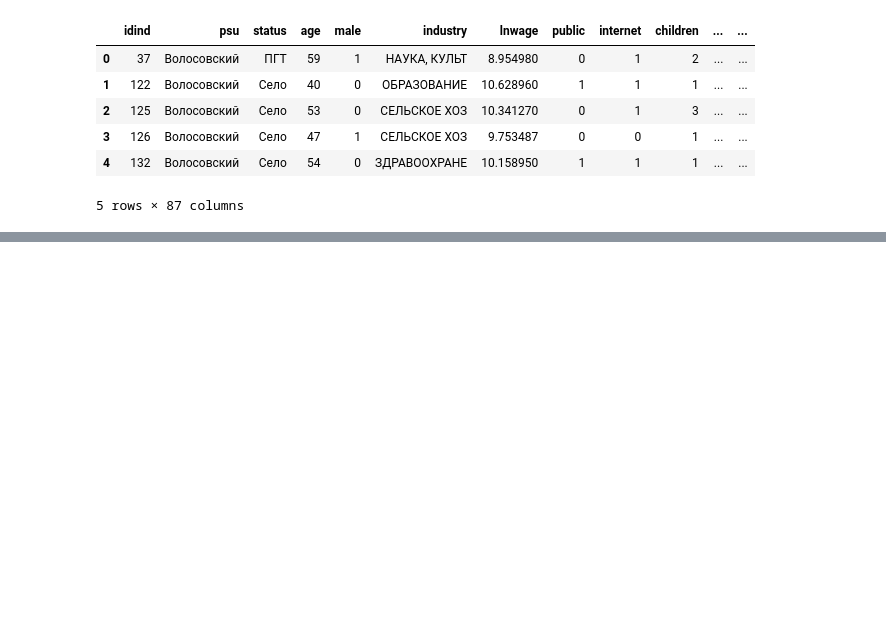
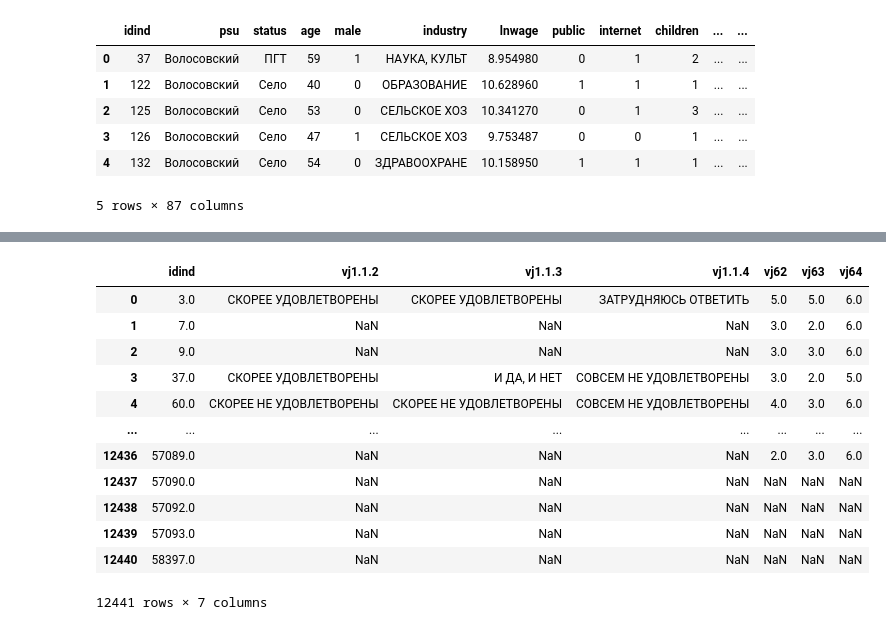
Before and after one commit to Selling-Pandas/dano-hackathon-innopolis-2024, a Jupyter notebook: Polina/main.ipynb, the cells around one changed output, grey strips where cells are left out. Saved outputs shown, nothing was run; the diff lists cells and outputs as text; code cells hidden in the pictures; blank space fills up the shorter version.

```diff
--- a/Polina/main.ipynb
+++ b/Polina/main.ipynb
@@ -33,0 +47,18 @@ renamed_variables = {
+# %%
+df_full = pd.read_spss('../full_dataset_2017.sav')
+df_full = df_full[cols_to_add]
+df_full
+# %% [output]
+|  | idind | vj1.1.2 | vj1.1.3 | vj1.1.4 | vj62 | vj63 | vj64 |
+| 0 | 3.0 | СКОРЕЕ УДОВЛЕТВОРЕНЫ | СКОРЕЕ УДОВЛЕТВОРЕНЫ | ЗАТРУДНЯЮСЬ ОТВЕТИТЬ | 5.0 | 5.0 | 6.0 |
+| 1 | 7.0 | NaN | NaN | NaN | 3.0 | 2.0 | 6.0 |
+| 2 | 9.0 | NaN | NaN | NaN | 3.0 | 3.0 | 6.0 |
+| 3 | 37.0 | СКОРЕЕ УДОВЛЕТВОРЕНЫ | И ДА, И НЕТ | СОВСЕМ НЕ УДОВЛЕТВОРЕНЫ | 3.0 | 2.0 | 5.0 |
+| 4 | 60.0 | СКОРЕЕ НЕ УДОВЛЕТВОРЕНЫ | СКОРЕЕ НЕ УДОВЛЕТВОРЕНЫ | СОВСЕМ НЕ УДОВЛЕТВОРЕНЫ | 4.0 | 3.0 | 6.0 |
+| ... | ... | ... | ... | ... | ... | ... | ... |
+| 12436 | 57089.0 | NaN | NaN | NaN | 2.0 | 3.0 | 6.0 |
+| 12437 | 57090.0 | NaN | NaN | NaN | NaN | NaN | NaN |
+| 12438 | 57092.0 | NaN | NaN | NaN | NaN | NaN | NaN |
+| 12439 | 57093.0 | NaN | NaN | NaN | NaN | NaN | NaN |
+| 12440 | 58397.0 | NaN | NaN | NaN | NaN | NaN | NaN |
+12441 rows × 7 columns
```
Also changed, not shown: parts of 5 cells of this notebook, 1 other file.
